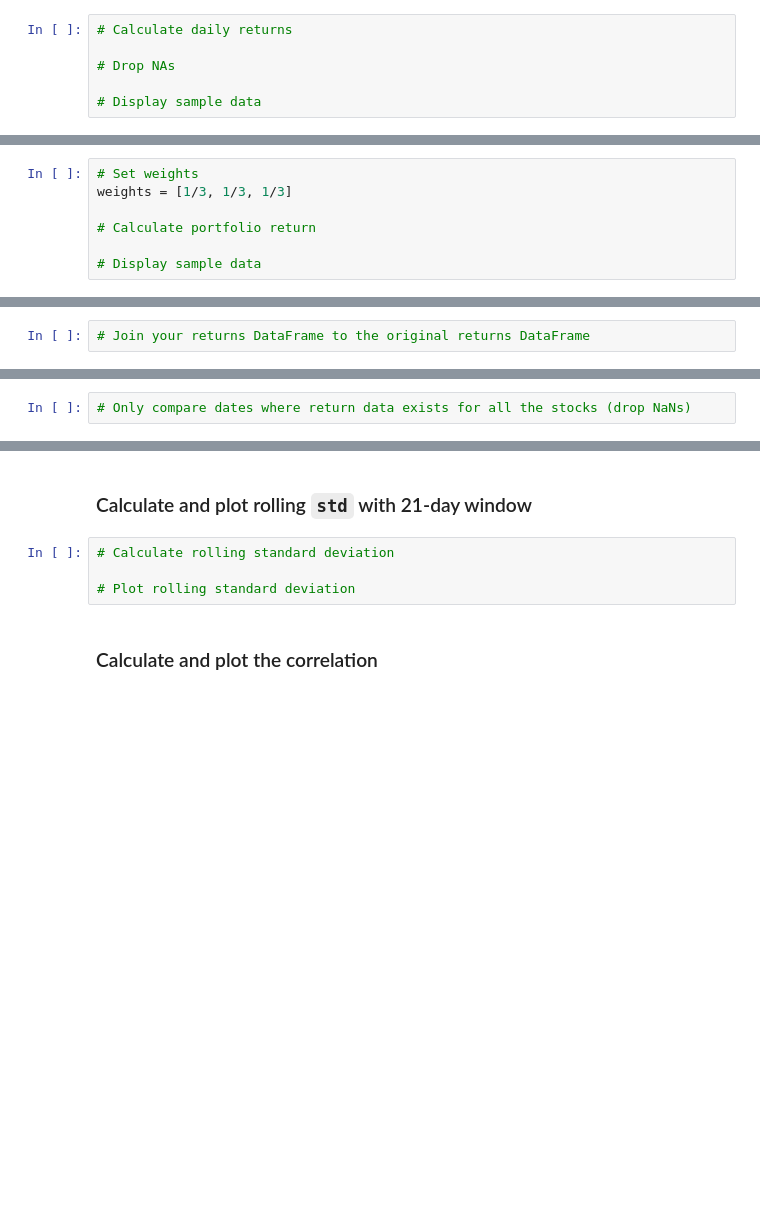
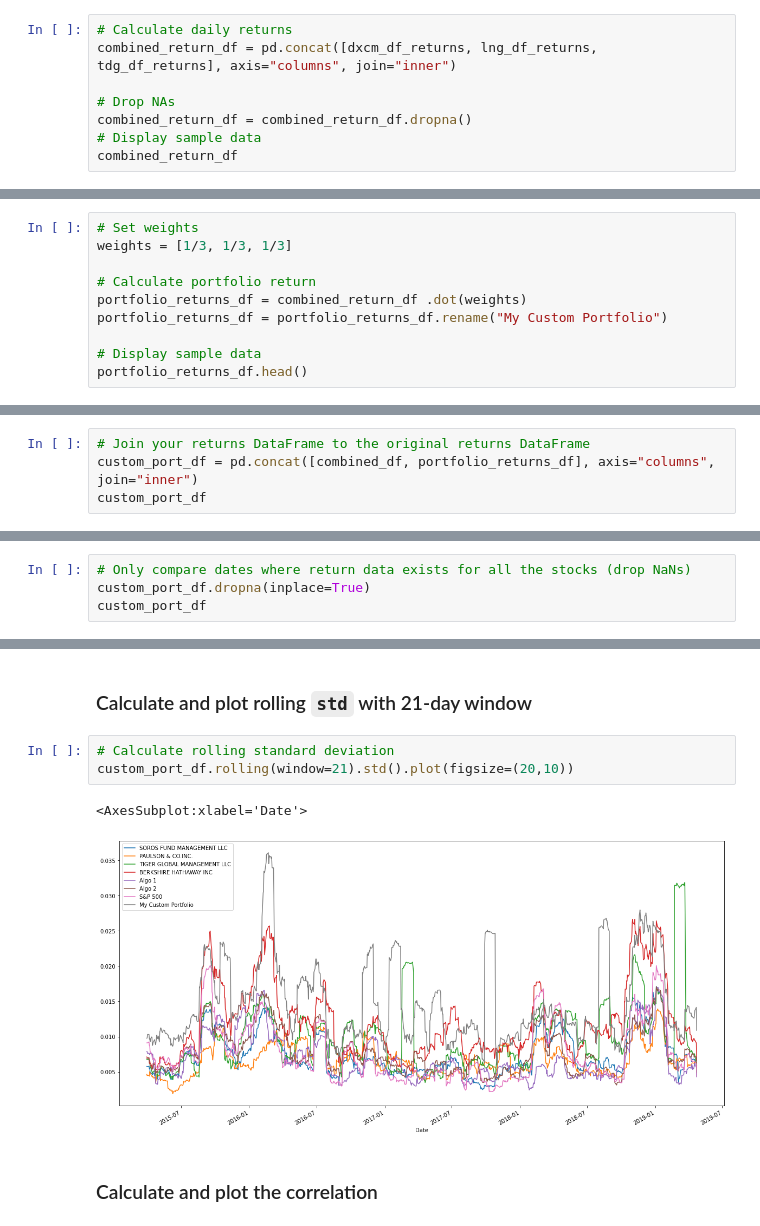
Before and after one commit to DanEspin0821/Pandas_HW, a Jupyter notebook: whale_analysis.ipynb, the cells around one changed output, grey strips where cells are left out. Saved outputs shown, nothing was run; the diff lists cells and outputs as text; blank space fills up the shorter version.

```diff
--- a/whale_analysis.ipynb
+++ b/whale_analysis.ipynb
@@ -514,6 +680,8 @@ dtype: int64
 # %%
 # Calculate daily returns
+combined_return_df = pd.concat([dxcm_df_returns, lng_df_returns, tdg_df_returns], axis="columns", join="inner")
 
 # Drop NAs
-
+combined_return_df = combined_return_df.dropna()
 # Display sample data
+combined_return_df
@@ -524,5 +707,8 @@ dtype: int64
 weights = [1/3, 1/3, 1/3]
 
 # Calculate portfolio return
+portfolio_returns_df = combined_return_df .dot(weights)
+portfolio_returns_df = portfolio_returns_df.rename("My Custom Portfolio")
 
 # Display sample data
+portfolio_returns_df.head()
@@ -530,3 +724,5 @@ weights = [1/3, 1/3, 1/3]
 ## Join your portfolio returns to the DataFrame that contains all of the portfolio returns
 # %%
 # Join your returns DataFrame to the original returns DataFrame
+custom_port_df = pd.concat([combined_df, portfolio_returns_df], axis="columns", join="inner")
+custom_port_df
@@ -533,2 +744,4 @@ weights = [1/3, 1/3, 1/3]
 # %%
 # Only compare dates where return data exists for all the stocks (drop NaNs)
+custom_port_df.dropna(inplace=True)
+custom_port_df
@@ -542,8 +781,10 @@ weights = [1/3, 1/3, 1/3]
 ### Calculate and plot rolling `std` with 21-day window
 # %%
 # Calculate rolling standard deviation
-
-# Plot rolling standard deviation
+custom_port_df.rolling(window=21).std().plot(figsize=(20,10))
+# %% [output]
+<AxesSubplot:xlabel='Date'>
+[figure, added]
 # %% [markdown]
 ### Calculate and plot the correlation
 # %%
```
Also changed, not shown: parts of 54 cells of this notebook.
